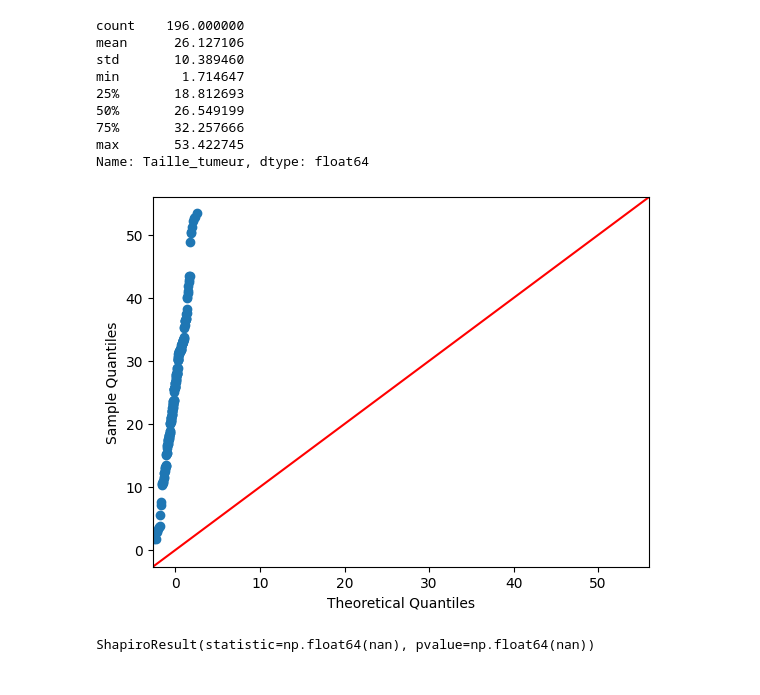
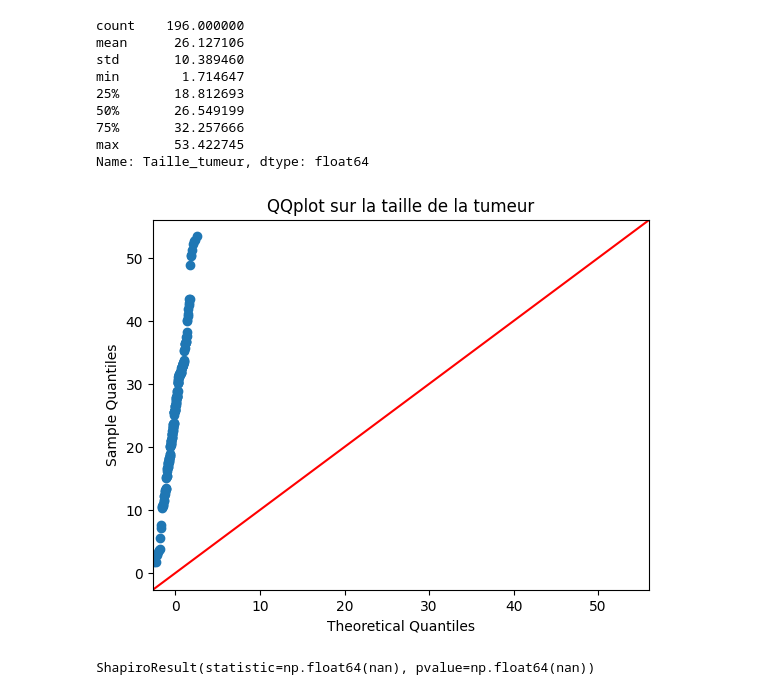
Before and after one commit to dev-byTN/Cancer_Model-Project, a Jupyter notebook: Python_Analysis.ipynb, the cells around one changed output. Saved outputs shown, nothing was run; the diff lists cells and outputs as text; code cells hidden in the pictures.

```diff
--- a/Python_Analysis.ipynb
+++ b/Python_Analysis.ipynb
@@ -114,11 +147,12 @@ Name: Taille_tumeur, dtype: float64
 # %%
 import statsmodels.api as sm
 import pylab as py
 
 sm.qqplot(rounded["Taille_tumeur"], line = '45')
+py.title("QQplot sur la taille de la tumeur")
 py.show()
 # %% [output]
-[figure, old version]
+[figure, new version]
 # %%
 from scipy.stats import shapiro
 
```
Also changed, not shown: parts of 10 cells of this notebook.
